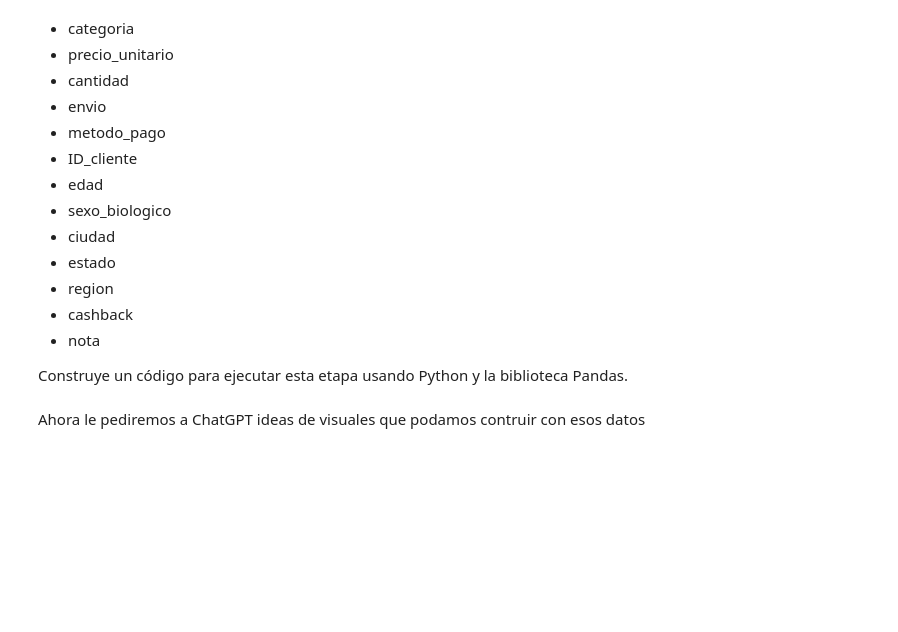
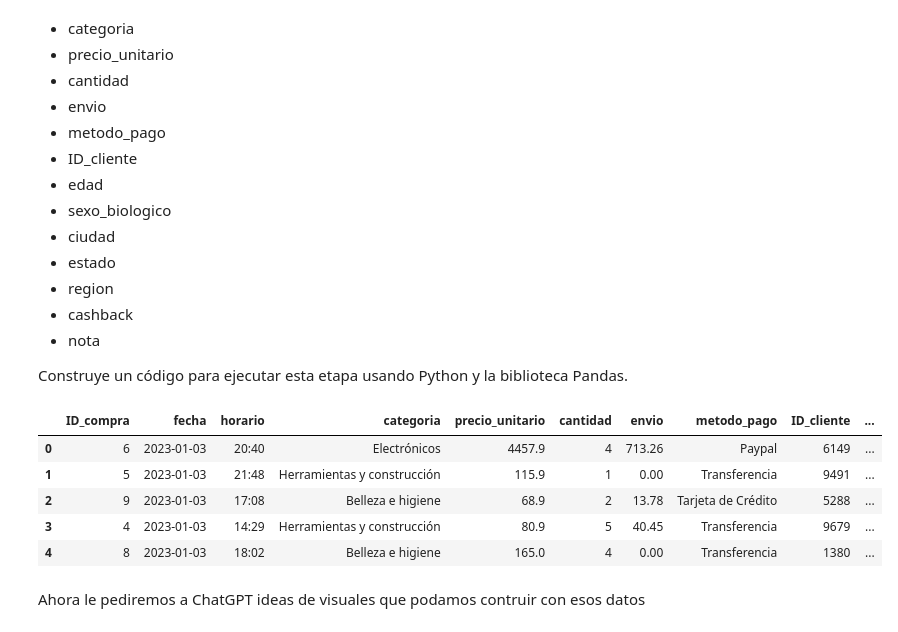
Before and after one commit to Cesar-Curitol/IA_aplicada_a_la_ciencia_de_datos, a Jupyter notebook: IA_aplicada_a_ciencia_de_datos.ipynb, the cells around one changed output. Saved outputs shown, nothing was run; the diff lists cells and outputs as text; code cells hidden in the pictures; blank space fills up the shorter version.

```diff
--- a/IA_aplicada_a_ciencia_de_datos.ipynb
+++ b/IA_aplicada_a_ciencia_de_datos.ipynb
@@ -52,0 +63,3 @@ warnings.filterwarnings('ignore')
+# %%
+ventas = pd.read_csv(url_ventas)
+ventas.head()
@@ -78,0 +361,4 @@ Queremos hacer una breve exploración de los datos para comprender un poco sobre
+# %%
+# Ver rango de fechas
+ventas['fecha'] = pd.to_datetime(ventas['fecha'])  # asegurarse de que sea tipo datetime
+ventas['fecha'].min(), ventas['fecha'].max()
@@ -78,0 +367,3 @@ Queremos hacer una breve exploración de los datos para comprender un poco sobre
+# %%
+# Crear columna de monto total por línea de venta
+ventas['monto_total'] = ventas['precio_unitario'] * ventas['cantidad'] + ventas['envio']
@@ -78,0 +384,4 @@ Queremos hacer una breve exploración de los datos para comprender un poco sobre
+# %%
+# Análisis de la columna 'horario': extraer hora como entero
+ventas['hora'] = ventas['horario'].astype(str).str[:2].astype(int)
+ventas['hora'].value_counts().sort_index()
@@ -107,6 +474,25 @@ Ahora vamos a unir las dos bases de nuestro proyecto en una sola utilizando como
 * nota
 
 Construye un código para ejecutar esta etapa usando Python y la biblioteca Pandas.
+# %%
+# Unir los DataFrames usando ID_compra como llave
+df_unido = pd.merge(ventas, clientes, on='ID_compra', how='inner')
+
+# Reordenar las columnas según lo solicitado
+columnas_ordenadas = ['ID_compra','fecha','horario','categoria',
+    'precio_unitario','cantidad','envio','metodo_pago','ID_cliente',
+    'edad','sexo_biologico','ciudad','estado','region','cashback','nota'
+]
+
+df_unido = df_unido[columnas_ordenadas]
+df_unido.head()
+# %% [output]
+|  | ID_compra | fecha | horario | categoria | precio_unitario | cantidad | envio | metodo_pago | ID_cliente | ... |
+| 0 | 6 | 2023-01-03 | 20:40 | Electrónicos | 4457.9 | 4 | 713.26 | Paypal | 6149 | ... |
+| 1 | 5 | 2023-01-03 | 21:48 | Herramientas y construcción | 115.9 | 1 | 0.00 | Transferencia | 9491 | ... |
+| 2 | 9 | 2023-01-03 | 17:08 | Belleza e higiene | 68.9 | 2 | 13.78 | Tarjeta de Crédito | 5288 | ... |
+| 3 | 4 | 2023-01-03 | 14:29 | Herramientas y construcción | 80.9 | 5 | 40.45 | Transferencia | 9679 | ... |
+| 4 | 8 | 2023-01-03 | 18:02 | Belleza e higiene | 165.0 | 4 | 0.00 | Transferencia | 1380 | ... |
 # %% [markdown]
 Ahora le pediremos a ChatGPT ideas de visuales que podamos contruir con esos datos
 # %% [markdown]
```
Also changed, not shown: parts of 27 cells of this notebook.
